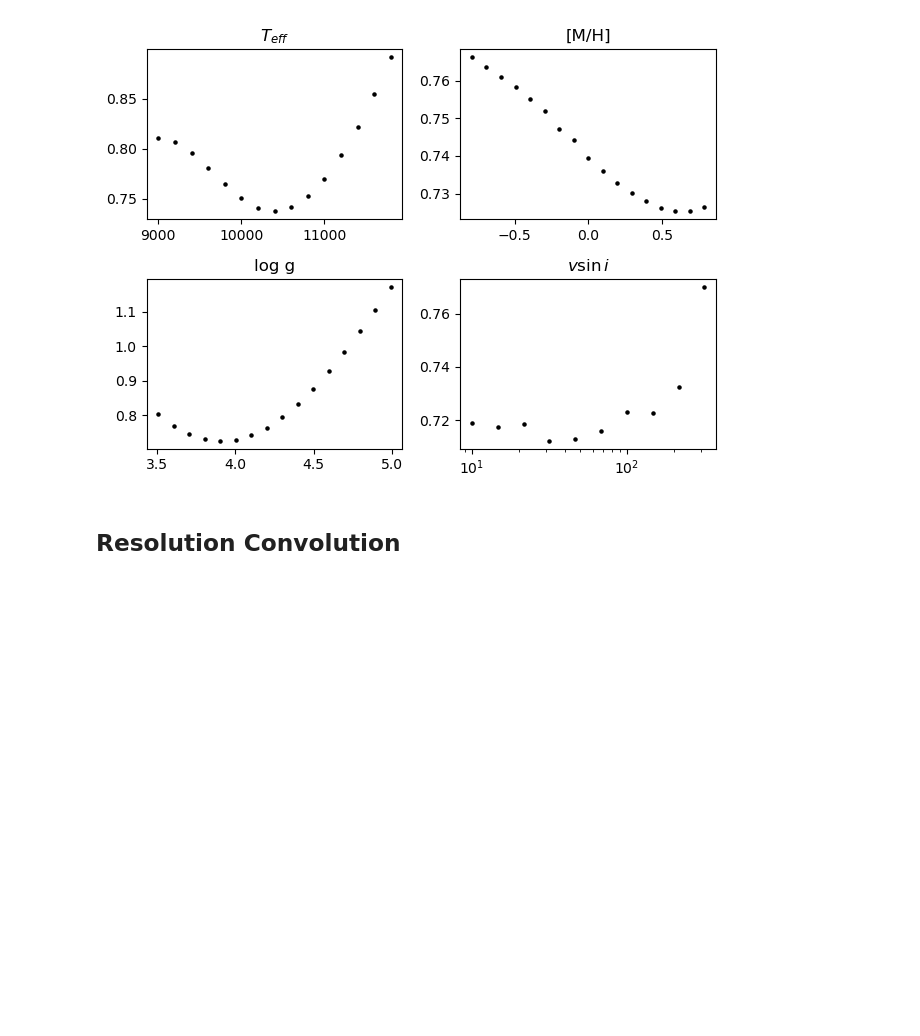
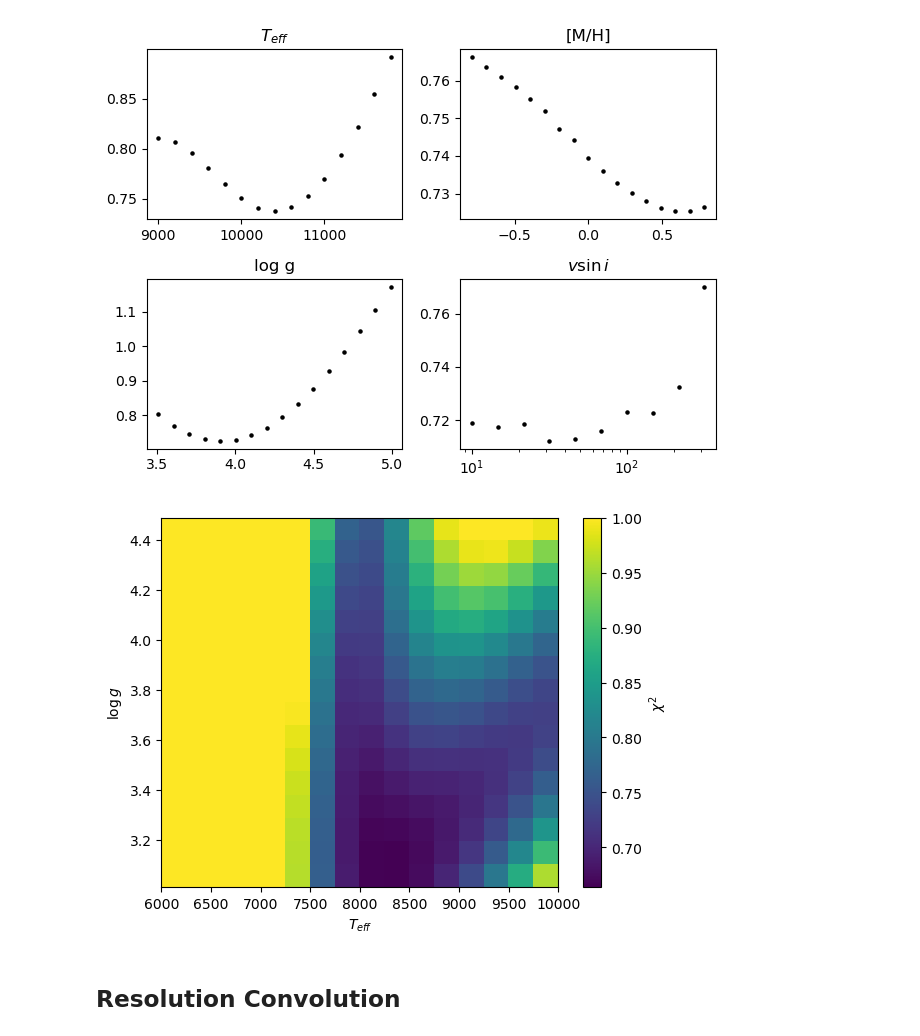
Before and after one commit to SimonVanSchuylenbergh/PASTA, a Jupyter notebook: tensor_interpolation_test.ipynb, the cells around one changed output. Drawn from its saved outputs; the diff is of its cells as text; code cells hidden in the pictures; blank space fills up the shorter version.

```diff
--- a/tensor_interpolation_test.ipynb
+++ b/tensor_interpolation_test.ipynb
@@ -78,6 +89,23 @@ plt.tight_layout()
 plt.show()
 # %% [output]
 [figure]
+# %%
+teff = list(np.linspace(6000, 10000, 16))
+logg = list(np.linspace(3.01, 4.49, 16))
+
+chi2 = np.zeros((len(teff), len(logg)))
+
+for i, t in tqdm(enumerate(teff), total=16):
+    for j, l in tqdm(enumerate(logg), total=16, leave=False):
+        chi2[i, j] = pso.calculate_cost(torch.tensor([t, 0.0, l, 103.2136, 0.0]))
+# %%
+plt.imshow(chi2.T, extent=[min(teff), max(teff), min(logg), max(logg)], aspect='auto', origin='lower', vmax=1.0)
+plt.colorbar(label='$\\chi^2$')
+plt.xlabel('$T_{eff}$')
+plt.ylabel('$\\log g$')
+plt.show()
+# %% [output]
+[figure, added]
 # %% [markdown]
 ## Resolution Convolution
 # %%
```
Also changed, not shown: parts of 1 cell of this notebook, 3 other files.
